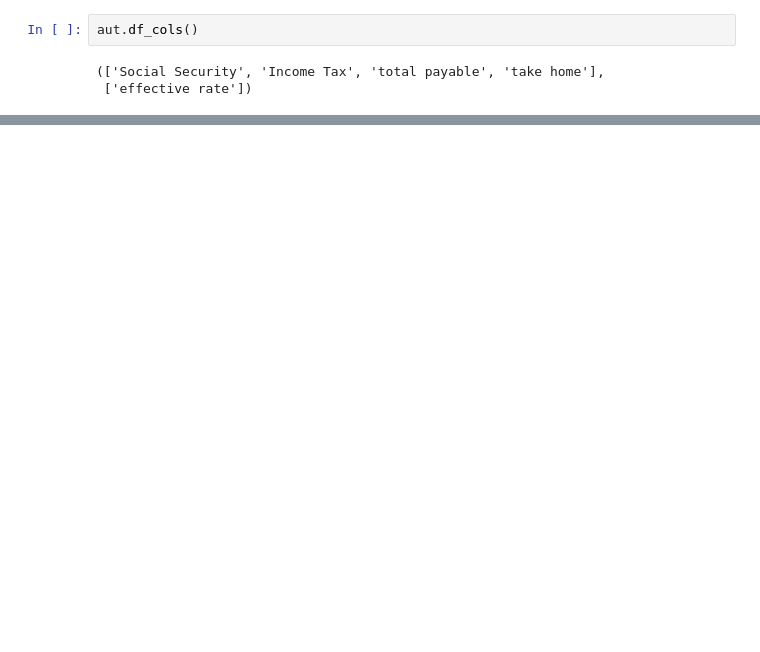
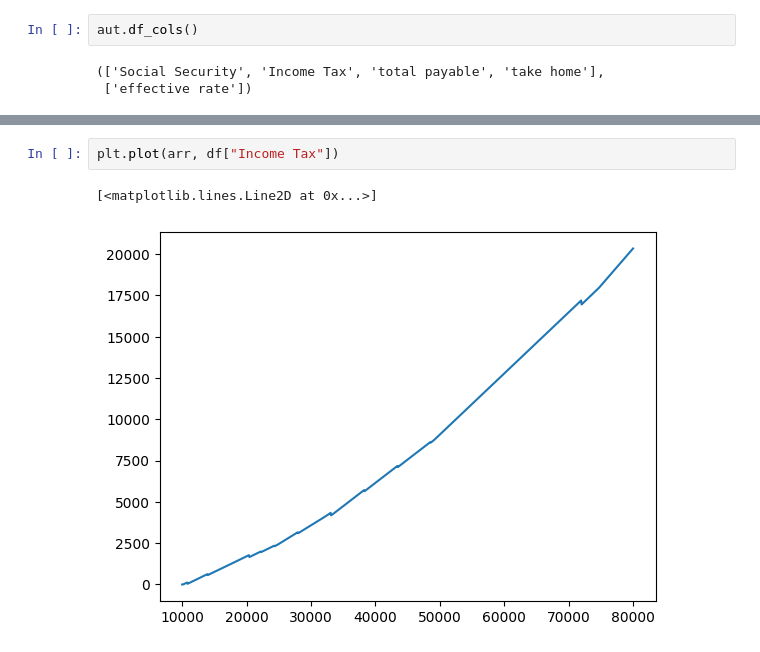
Before and after one commit to JonathanMair/cuota, a Jupyter notebook: jupyter/Untitled6.ipynb, the cells around one changed output, grey strips where cells are left out. Cells and saved outputs as stored; diff of their text form; blank space fills up the shorter version.

```diff
--- a/jupyter/Untitled6.ipynb
+++ b/jupyter/Untitled6.ipynb
@@ -60,0 +76,5 @@ aut.results(20000)
+# %%
+plt.plot(arr, df["Income Tax"])
+# %% [output]
+[<matplotlib.lines.Line2D at 0x...>]
+[figure, added]
```
Also changed, not shown: parts of 10 cells of this notebook, 4 other files.
